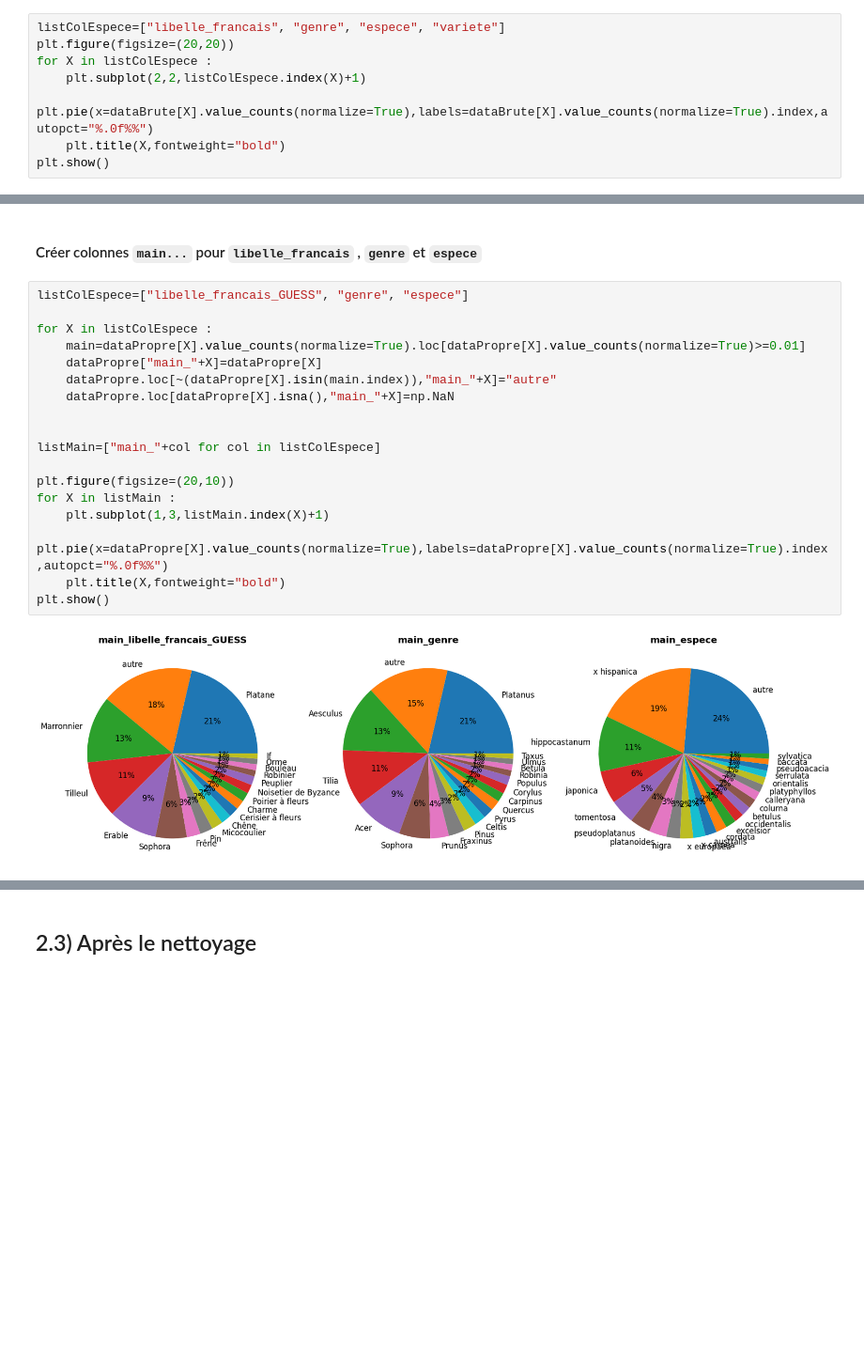
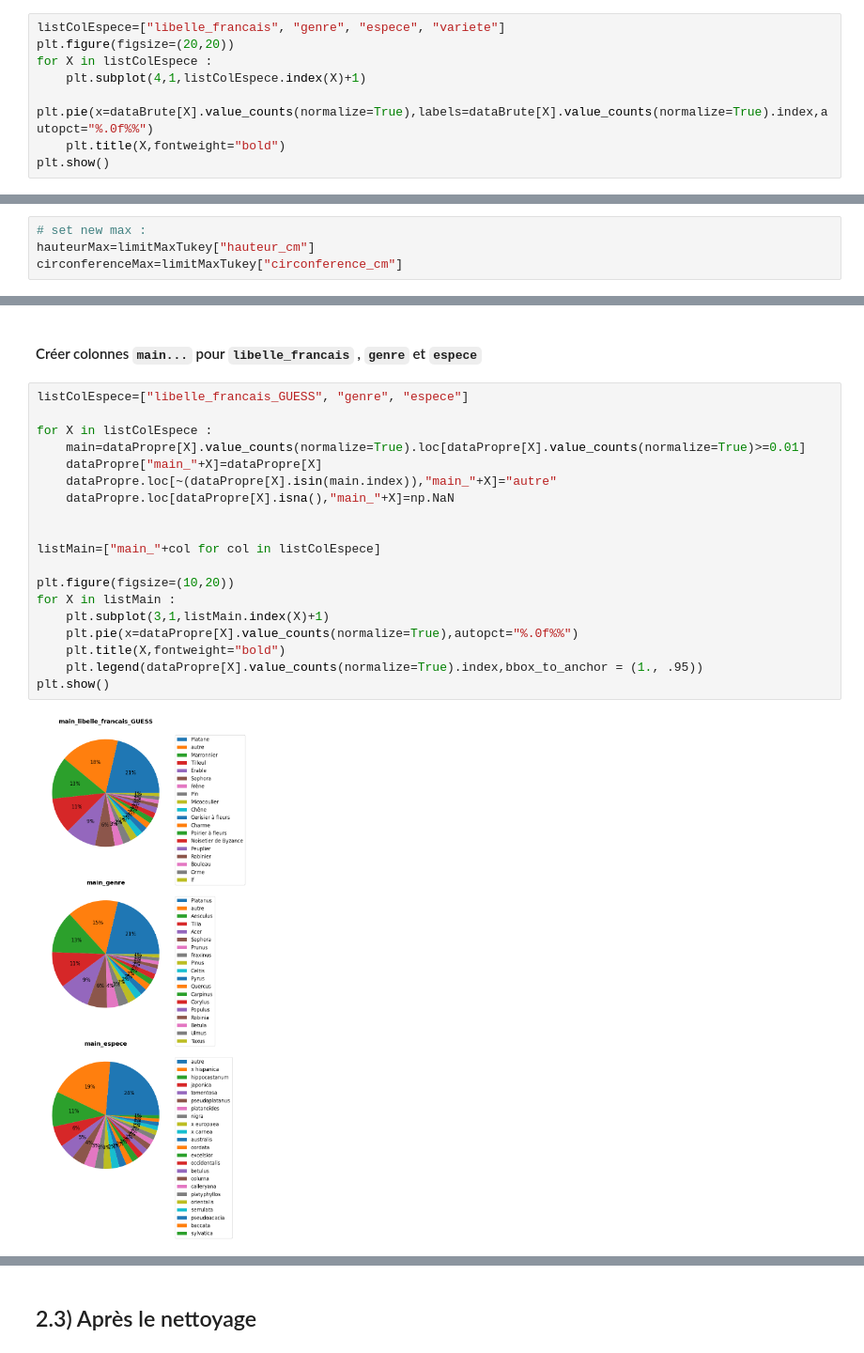
Before and after one commit to ClementPatin/OC-P2, a Jupyter notebook: Patin_Clement_1_notebook_032023.ipynb, the cells around one changed output, grey strips where cells are left out. Shown at 94% size. Drawn from its saved outputs; the diff is of its cells as text; blank space fills up the shorter version.

Commit message:
modification outliers for hauteur and ciconference

```diff
--- a/Patin_Clement_1_notebook_032023.ipynb
+++ b/Patin_Clement_1_notebook_032023.ipynb
@@ -488,7 +488,7 @@ Voyons ce qui en ressort avec des diagrammes en secteurs :
 listColEspece=["libelle_francais", "genre", "espece", "variete"]
 plt.figure(figsize=(20,20))
 for X in listColEspece :
-    plt.subplot(2,2,listColEspece.index(X)+1)
+    plt.subplot(4,1,listColEspece.index(X)+1)
     plt.pie(x=dataBrute[X].value_counts(normalize=True),labels=dataBrute[X].value_counts(normalize=True).index,autopct="%.0f%%")
     plt.title(X,fontweight="bold")
 plt.show()
@@ -779,0 +767,4 @@ circonferenceMax=7000
+# %%
+# set new max :
+hauteurMax=limitMaxTukey["hauteur_cm"]
+circonferenceMax=limitMaxTukey["circonference_cm"]
@@ -838,20 +849,21 @@ dataPropre=dataPropre.drop(columns="libelle_francais")
 # %%
 listColEspece=["libelle_francais_GUESS", "genre", "espece"]
 
 for X in listColEspece :
     main=dataPropre[X].value_counts(normalize=True).loc[dataPropre[X].value_counts(normalize=True)>=0.01]
     dataPropre["main_"+X]=dataPropre[X]
     dataPropre.loc[~(dataPropre[X].isin(main.index)),"main_"+X]="autre"
     dataPropre.loc[dataPropre[X].isna(),"main_"+X]=np.NaN
 
 
 listMain=["main_"+col for col in listColEspece]
 
-plt.figure(figsize=(20,10))
+plt.figure(figsize=(10,20))
 for X in listMain :
-    plt.subplot(1,3,listMain.index(X)+1)
-    plt.pie(x=dataPropre[X].value_counts(normalize=True),labels=dataPropre[X].value_counts(normalize=True).index,autopct="%.0f%%")
+    plt.subplot(3,1,listMain.index(X)+1)
+    plt.pie(x=dataPropre[X].value_counts(normalize=True),autopct="%.0f%%")
     plt.title(X,fontweight="bold")
+    plt.legend(dataPropre[X].value_counts(normalize=True).index,bbox_to_anchor = (1., .95))
 plt.show()
 # %% [output]
-[figure, old version]
+[figure, new version]
```
Also changed, not shown: parts of 32 cells of this notebook.
